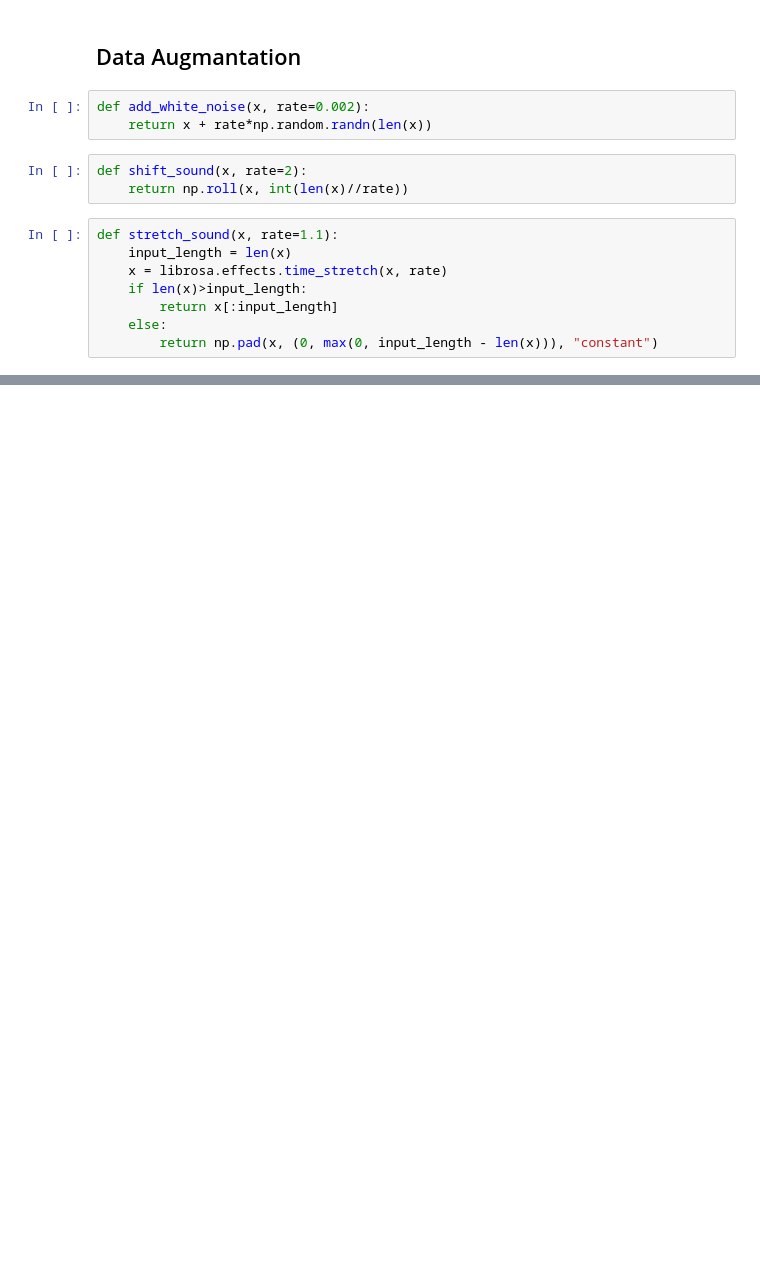
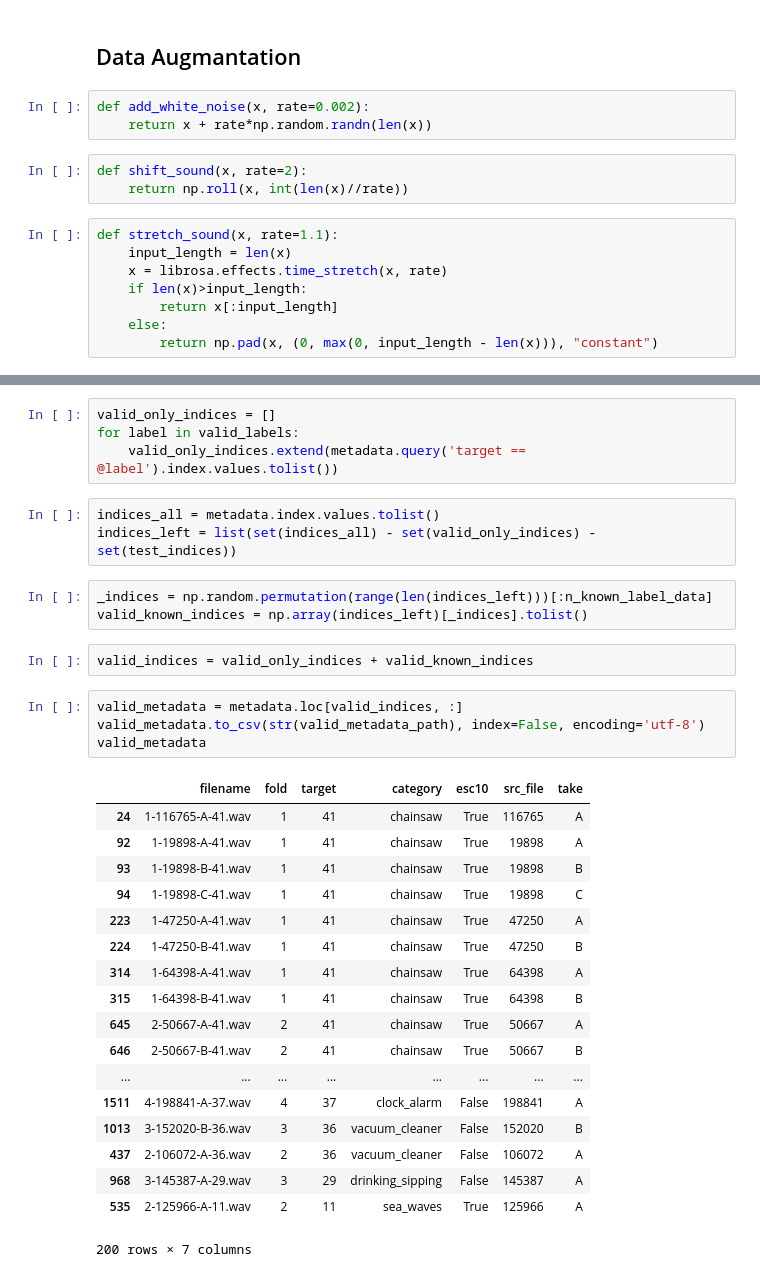
Before and after one commit to moritagit/DAD_Wave, a Jupyter notebook: notebook/data.ipynb, the cells around one changed output, grey strips where cells are left out. Cells and saved outputs as stored; diff of their text form; blank space fills up the shorter version.

```diff
--- a/notebook/data.ipynb
+++ b/notebook/data.ipynb
@@ -194,0 +288,35 @@ def stretch_sound(x, rate=1.1):
+# %%
+valid_only_indices = []
+for label in valid_labels:
+    valid_only_indices.extend(metadata.query('target == @label').index.values.tolist())
+# %%
+indices_all = metadata.index.values.tolist()
+indices_left = list(set(indices_all) - set(valid_only_indices) - set(test_indices))
+# %%
+_indices = np.random.permutation(range(len(indices_left)))[:n_known_label_data]
+valid_known_indices = np.array(indices_left)[_indices].tolist()
+# %%
+valid_indices = valid_only_indices + valid_known_indices
+# %%
+valid_metadata = metadata.loc[valid_indices, :]
+valid_metadata.to_csv(str(valid_metadata_path), index=False, encoding='utf-8')
+valid_metadata
+# %% [output]
+|  | filename | fold | target | category | esc10 | src_file | take |
+| 24 | 1-116765-A-41.wav | 1 | 41 | chainsaw | True | 116765 | A |
+| 92 | 1-19898-A-41.wav | 1 | 41 | chainsaw | True | 19898 | A |
+| 93 | 1-19898-B-41.wav | 1 | 41 | chainsaw | True | 19898 | B |
+| 94 | 1-19898-C-41.wav | 1 | 41 | chainsaw | True | 19898 | C |
+| 223 | 1-47250-A-41.wav | 1 | 41 | chainsaw | True | 47250 | A |
+| 224 | 1-47250-B-41.wav | 1 | 41 | chainsaw | True | 47250 | B |
+| 314 | 1-64398-A-41.wav | 1 | 41 | chainsaw | True | 64398 | A |
+| 315 | 1-64398-B-41.wav | 1 | 41 | chainsaw | True | 64398 | B |
+| 645 | 2-50667-A-41.wav | 2 | 41 | chainsaw | True | 50667 | A |
+| 646 | 2-50667-B-41.wav | 2 | 41 | chainsaw | True | 50667 | B |
+| ... | ... | ... | ... | ... | ... | ... | ... |
+| 1511 | 4-198841-A-37.wav | 4 | 37 | clock_alarm | False | 198841 | A |
+| 1013 | 3-152020-B-36.wav | 3 | 36 | vacuum_cleaner | False | 152020 | B |
+| 437 | 2-106072-A-36.wav | 2 | 36 | vacuum_cleaner | False | 106072 | A |
+| 968 | 3-145387-A-29.wav | 3 | 29 | drinking_sipping | False | 145387 | A |
+| 535 | 2-125966-A-11.wav | 2 | 11 | sea_waves | True | 125966 | A |
+200 rows × 7 columns
```
Also changed, not shown: parts of 31 cells of this notebook, 2 other files.
